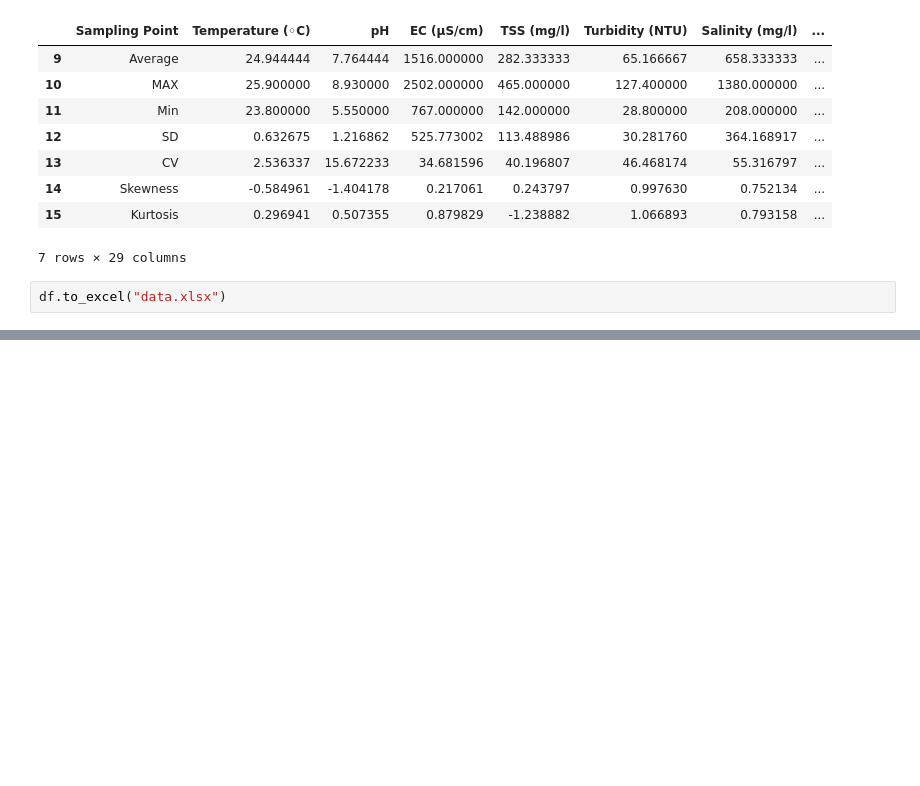
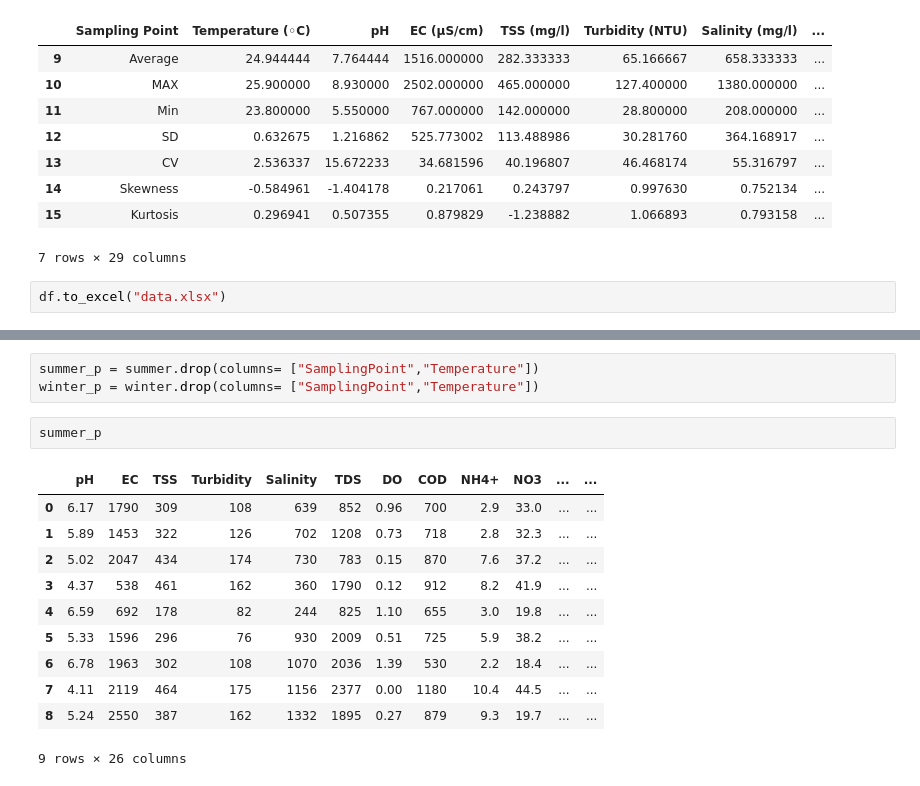
Before and after one commit to rakibhhridoy/OnGoingStudy, a Jupyter notebook: Buriganga/Buriganga.ipynb, the cells around one changed output, grey strips where cells are left out. Cells and saved outputs as stored; diff of their text form; blank space fills up the shorter version.

```diff
--- a/Buriganga/Buriganga.ipynb
+++ b/Buriganga/Buriganga.ipynb
@@ -190,0 +238,17 @@ df.to_excel("data.xlsx")
+# %%
+summer_p = summer.drop(columns= ["SamplingPoint","Temperature"])
+winter_p = winter.drop(columns= ["SamplingPoint","Temperature"])
+# %%
+summer_p
+# %% [output]
+|  | pH | EC | TSS | Turbidity | Salinity | TDS | DO | COD | NH4+ | NO3 | ... | ... |
+| 0 | 6.17 | 1790 | 309 | 108 | 639 | 852 | 0.96 | 700 | 2.9 | 33.0 | ... | ... |
+| 1 | 5.89 | 1453 | 322 | 126 | 702 | 1208 | 0.73 | 718 | 2.8 | 32.3 | ... | ... |
+| 2 | 5.02 | 2047 | 434 | 174 | 730 | 783 | 0.15 | 870 | 7.6 | 37.2 | ... | ... |
+| 3 | 4.37 | 538 | 461 | 162 | 360 | 1790 | 0.12 | 912 | 8.2 | 41.9 | ... | ... |
+| 4 | 6.59 | 692 | 178 | 82 | 244 | 825 | 1.10 | 655 | 3.0 | 19.8 | ... | ... |
+| 5 | 5.33 | 1596 | 296 | 76 | 930 | 2009 | 0.51 | 725 | 5.9 | 38.2 | ... | ... |
+| 6 | 6.78 | 1963 | 302 | 108 | 1070 | 2036 | 1.39 | 530 | 2.2 | 18.4 | ... | ... |
+| 7 | 4.11 | 2119 | 464 | 175 | 1156 | 2377 | 0.00 | 1180 | 10.4 | 44.5 | ... | ... |
+| 8 | 5.24 | 2550 | 387 | 162 | 1332 | 1895 | 0.27 | 879 | 9.3 | 19.7 | ... | ... |
+9 rows × 26 columns
```
Also changed, not shown: parts of 60 cells of this notebook, 16 other files.
